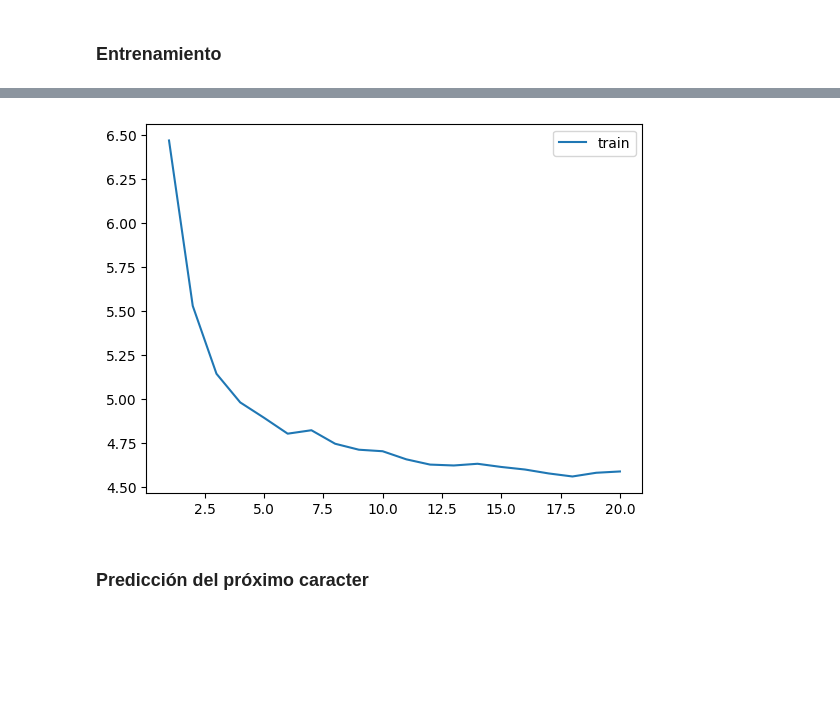
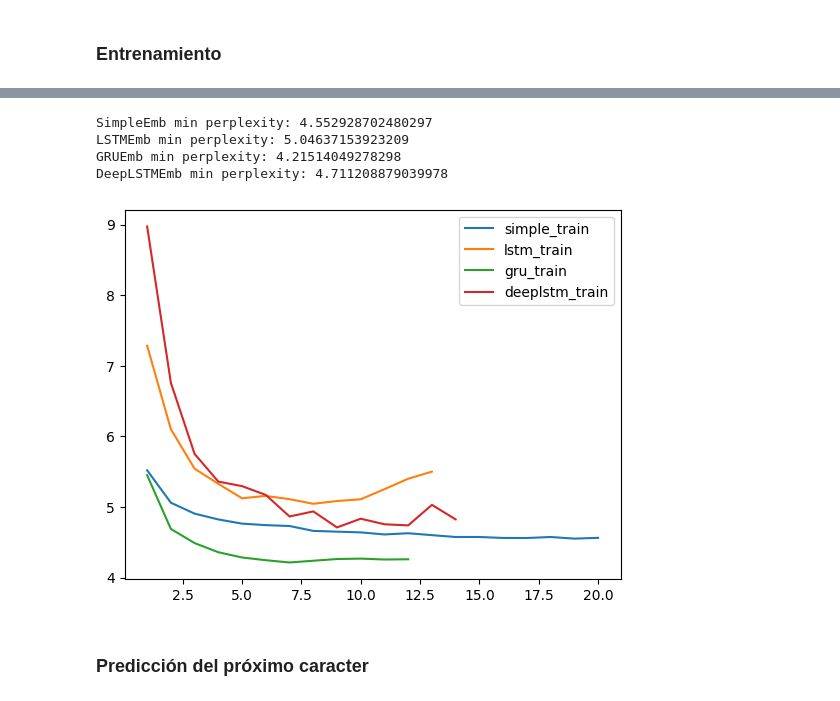
Before and after one commit to comejia/ceia-natural-language-processing-i, a Jupyter notebook: Desafios/Desafio_3.ipynb, the cells around one changed output, grey strips where cells are left out. Cells and saved outputs as stored; diff of their text form; code cells hidden in the pictures; blank space fills up the shorter version.

Commit message:
feat: training models

```diff
--- a/Desafios/Desafio_3.ipynb
+++ b/Desafios/Desafio_3.ipynb
@@ -211,3 +345,6 @@ Model: "sequential_1"
+# %%
+# Se agrupa los modelos en una lista para facilitar su entrenamiento y evaluación posterior.
+models = [model_simple_emb, model_lstm_emb, model_gru_emb, model_deep_lstm_emb]
 # %% [markdown]
 
 ### Metrica de Perplejidad
@@ -293,8 +430,21 @@ class PplCallback(keras.callbacks.Callback):
 # fiteamos, nótese el agregado del callback con su inicialización. El batch_size lo podemos seleccionar a mano
 # en general, lo mejor es escoger el batch más grande posible que minimice el tiempo de cada época.
 # En la variable `history_ppl` se guardarán los valores de perplejidad para cada época.
-history_ppl = []
-hist = model.fit(
-    X, y, epochs=20, callbacks=[PplCallback(tokenized_sentences_val, history_ppl)], batch_size=256
-)
+
+histories_ppl = {}
+
+for model in models:
+    print(f"Training {model.name} 🏋️...\n")
+    history_ppl = []
+
+    hist = model.fit(
+        X,
+        y,
+        epochs=epochs,
+        callbacks=[PplCallback(tokenized_sentences_val, history_ppl)],
+        batch_size=batch_size,
+    )
+
+    histories_ppl[model.name] = history_ppl.copy()
+    print(f"Training {model.name}... DONE ✅\n")
 # %% [output]
@@ -318,11 +468,33 @@ Saved new model!
-# %%
-import seaborn as sns
-
-# Entrenamiento
-epoch_count = range(1, len(history_ppl) + 1)
-sns.lineplot(x=epoch_count, y=history_ppl, label="train")
-plt.show()
-# %% [output]
-[figure, removed]
+# %%
+for name, history in histories_ppl.items():
+    print(f"{name} min perplexity: {min(history)}")
+# %% [output]
+SimpleEmb min perplexity: 4.552928702480297
+LSTMEmb min perplexity: 5.04637153923209
+GRUEmb min perplexity: 4.21514049278298
+DeepLSTMEmb min perplexity: 4.711208879039978
+# %%
+import seaborn as sns
+
+# Visualizamos la evolución de la perplejidad a lo largo de las épocas para cada modelo.
+sns.lineplot(
+    x=range(1, len(histories_ppl["SimpleEmb"]) + 1),
+    y=histories_ppl["SimpleEmb"],
+    label="simple_train",
+)
+sns.lineplot(
+    x=range(1, len(histories_ppl["LSTMEmb"]) + 1), y=histories_ppl["LSTMEmb"], label="lstm_train"
+)
+sns.lineplot(
+    x=range(1, len(histories_ppl["GRUEmb"]) + 1), y=histories_ppl["GRUEmb"], label="gru_train"
+)
+sns.lineplot(
+    x=range(1, len(histories_ppl["DeepLSTMEmb"]) + 1),
+    y=histories_ppl["DeepLSTMEmb"],
+    label="deeplstm_train",
+)
+plt.show()
+# %% [output]
+[figure, added]
 # %%
 # Cargamos el mejor modelo guardado del entrenamiento para hacer inferencia
```
Also changed, not shown: parts of 22 cells of this notebook.
